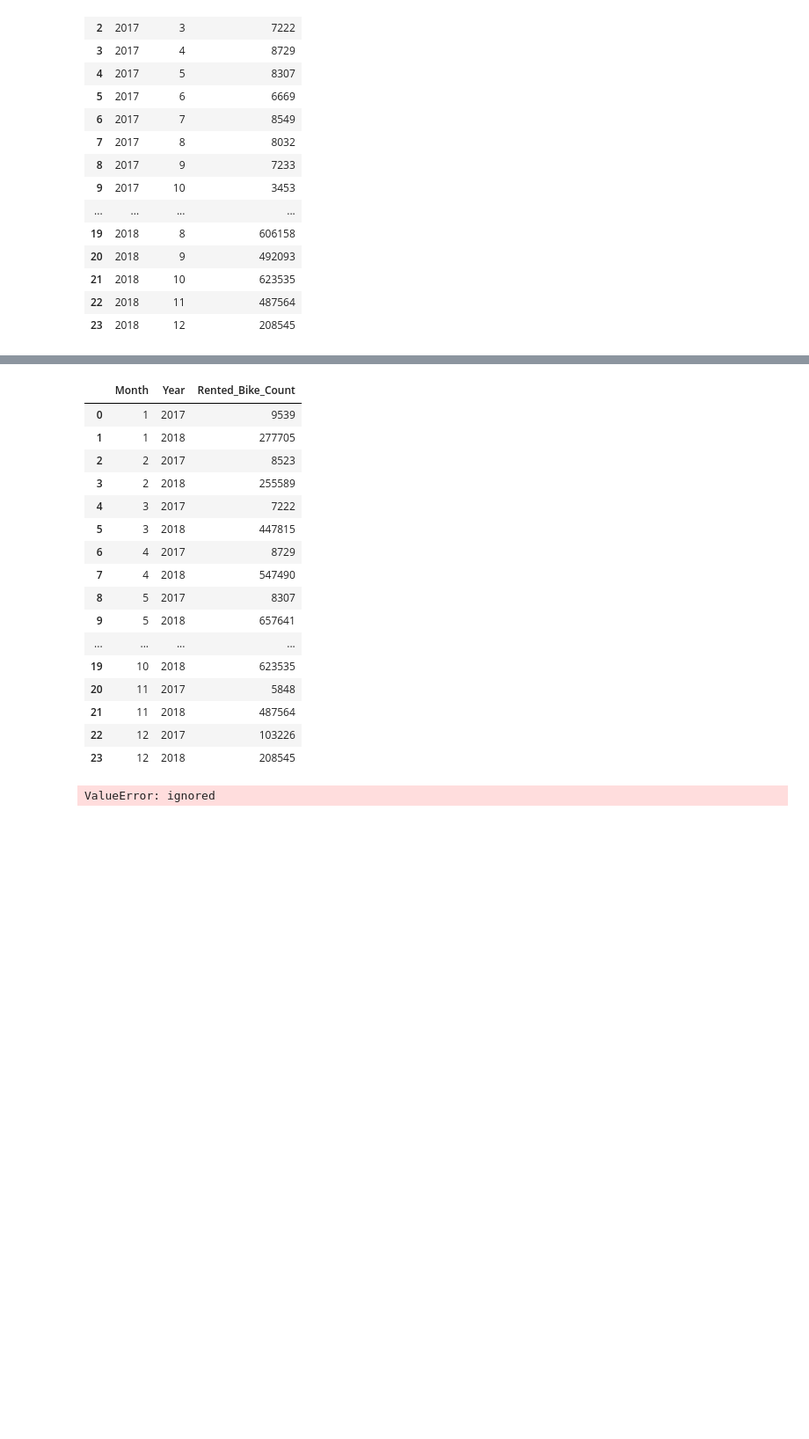
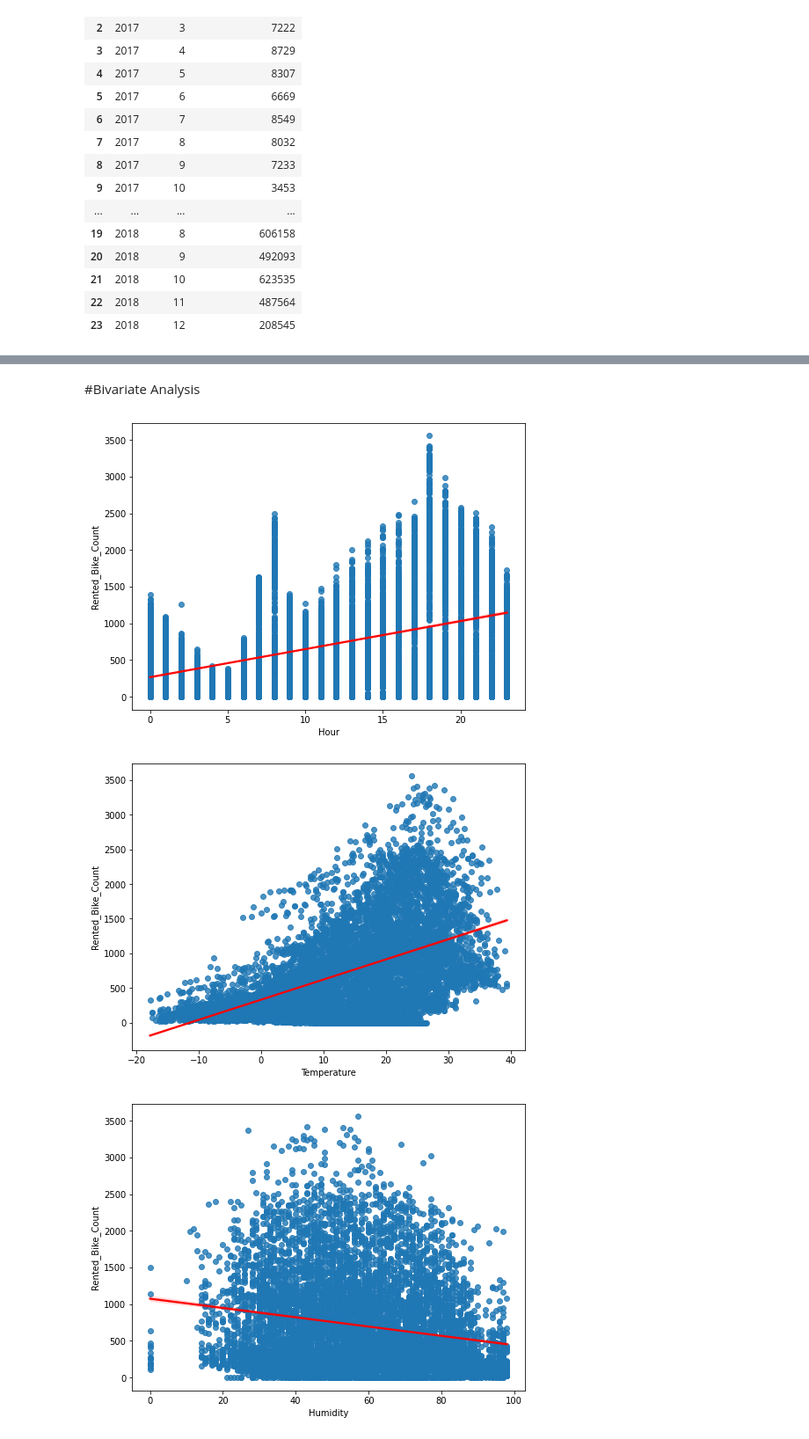
Before and after one commit to anshu57/Bike-Sharing-Demand-Prediction, a Jupyter notebook: Bike_Sharing_Demand_Prediction_Capstone_Project.ipynb, the cells around one changed output, grey strips where cells are left out. Shown at 88% size. Cells and saved outputs as stored; diff of their text form; code cells hidden in the pictures; blank space fills up the shorter version.

```diff
--- a/Bike_Sharing_Demand_Prediction_Capstone_Project.ipynb
+++ b/Bike_Sharing_Demand_Prediction_Capstone_Project.ipynb
@@ -282,3 +282,5 @@ dataset.groupby(['Year','Month']).agg({'Rented_Bike_Count':['sum']}).reset_index
 | 21 | 2018 | 10 | 623535 |
 | 22 | 2018 | 11 | 487564 |
 | 23 | 2018 | 12 | 208545 |
+# %%
+dataset['Month_name']=dataset['Month'].map({1:'Janyuary',2:'February',3:'March',4:'April',5:'May',6:'June',7:'July',8:'August',9:'September',10:'October',11:'November',12:'December'})
@@ -288,24 +295,12 @@ month_year_group= dataset.groupby(by=['Month','Year']).agg({'Rented_Bike_Count':
-# %%
-month_year_group
-# %% [output]
-|  | Month | Year | Rented_Bike_Count |
-| 0 | 1 | 2017 | 9539 |
-| 1 | 1 | 2018 | 277705 |
-| 2 | 2 | 2017 | 8523 |
-| 3 | 2 | 2018 | 255589 |
-| 4 | 3 | 2017 | 7222 |
-| 5 | 3 | 2018 | 447815 |
-| 6 | 4 | 2017 | 8729 |
-| 7 | 4 | 2018 | 547490 |
-| 8 | 5 | 2017 | 8307 |
-| 9 | 5 | 2018 | 657641 |
-| ... | ... | ... | ... |
-| 19 | 10 | 2018 | 623535 |
-| 20 | 11 | 2017 | 5848 |
-| 21 | 11 | 2018 | 487564 |
-| 22 | 12 | 2017 | 103226 |
-| 23 | 12 | 2018 | 208545 |
-# %%
-sns.lineplot(month_year_group,y= 'Rented_Bike_Count',x= 'Months_string',color= 'Year',title='Total Rented Bikes in 2017 and 2018 on monthly basis',width=1000, height=500)
-# %% [output]
-ValueError: ignored
+# %% [markdown]
+#Bivariate Analysis
+# %%
+#plot for numerical feature
+plt.rcParams['figure.figsize'] = (8, 6)
+for col in numeric_features[1:]:
+  plt.figure()
+  sns.regplot(x=dataset[col], y = dataset['Rented_Bike_Count'], line_kws={"color": "Red"})
+# %% [output]
+[figure, added]
+[figure, added]
+[figure, added]
```
Also changed, not shown: parts of 7 cells of this notebook.
